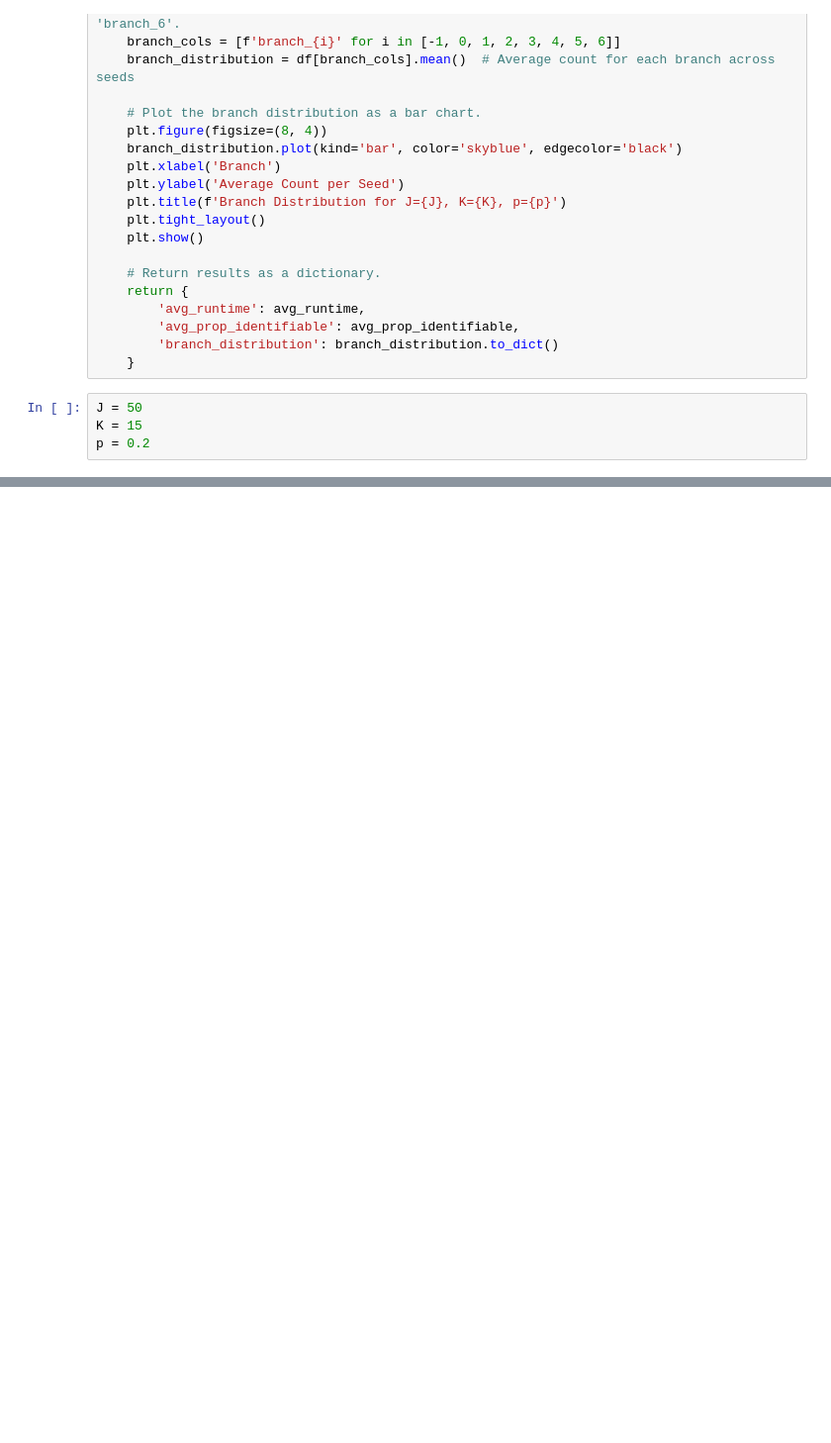
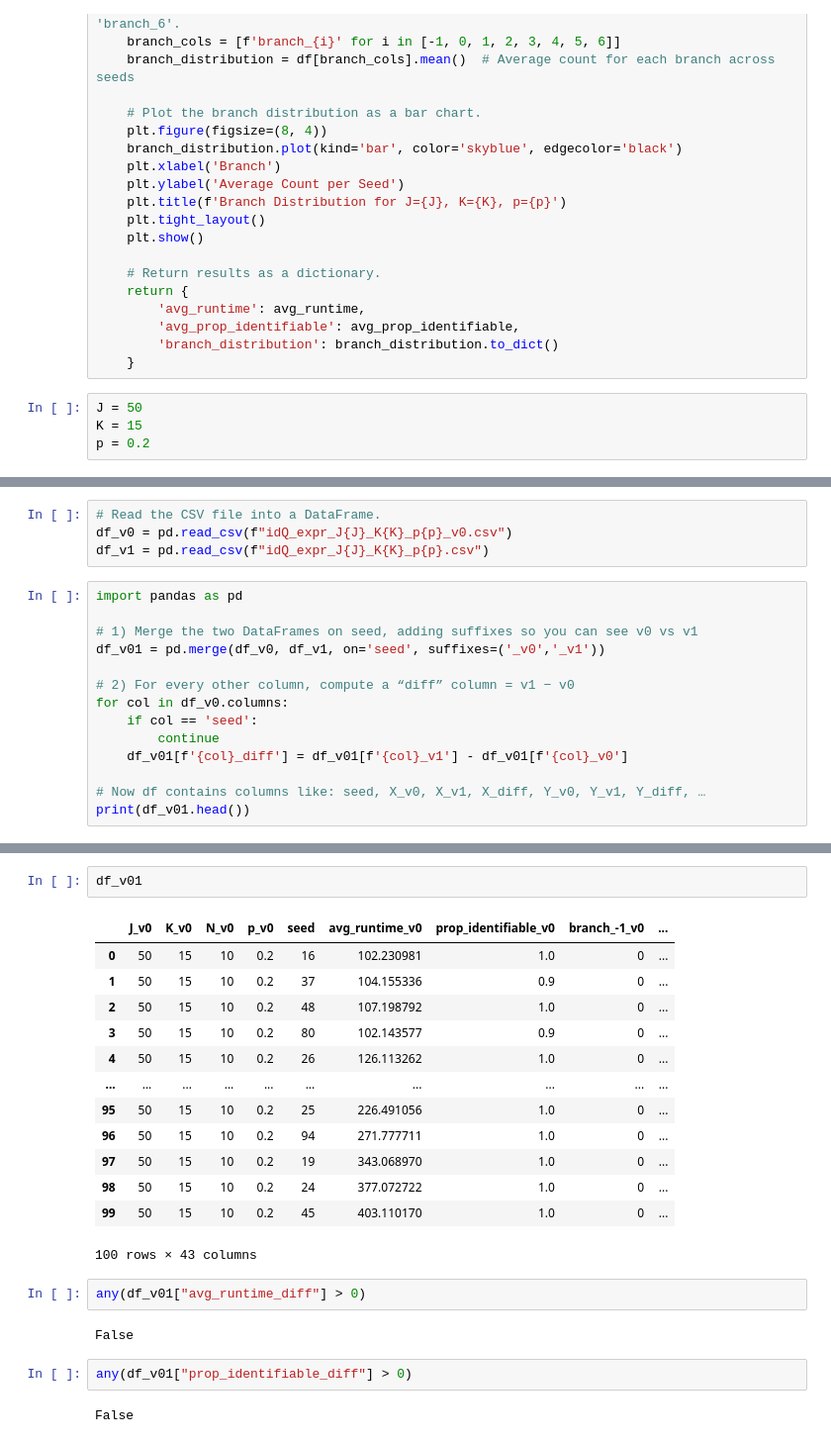
Before and after one commit to Mengqi-Lin/idQ, a Jupyter notebook: data/Untitled.ipynb, the cells around one changed output, grey strips where cells are left out. Shown: that part at 99% size. Saved outputs shown, nothing was run; the diff lists cells and outputs as text; blank space fills up the shorter version.

```diff
--- a/data/Untitled.ipynb
+++ b/data/Untitled.ipynb
@@ -183,0 +86,18 @@ analyze_csv(J = 20, K = 6, p = 0.3)
+# %%
+# Read the CSV file into a DataFrame.
+df_v0 = pd.read_csv(f"idQ_expr_J{J}_K{K}_p{p}_v0.csv")
+df_v1 = pd.read_csv(f"idQ_expr_J{J}_K{K}_p{p}.csv")
+# %%
+import pandas as pd
+
+# 1) Merge the two DataFrames on seed, adding suffixes so you can see v0 vs v1
+df_v01 = pd.merge(df_v0, df_v1, on='seed', suffixes=('_v0','_v1'))
+
+# 2) For every other column, compute a “diff” column = v1 − v0
+for col in df_v0.columns:
+    if col == 'seed':
+        continue
+    df_v01[f'{col}_diff'] = df_v01[f'{col}_v1'] - df_v01[f'{col}_v0']
+
+# Now df contains columns like: seed, X_v0, X_v1, X_diff, Y_v0, Y_v1, Y_diff, …
+print(df_v01.head())
@@ -183,0 +122,24 @@ analyze_csv(J = 20, K = 6, p = 0.3)
+# %%
+df_v01
+# %% [output]
+|  | J_v0 | K_v0 | N_v0 | p_v0 | seed | avg_runtime_v0 | prop_identifiable_v0 | branch_-1_v0 | ... |
+| 0 | 50 | 15 | 10 | 0.2 | 16 | 102.230981 | 1.0 | 0 | ... |
+| 1 | 50 | 15 | 10 | 0.2 | 37 | 104.155336 | 0.9 | 0 | ... |
+| 2 | 50 | 15 | 10 | 0.2 | 48 | 107.198792 | 1.0 | 0 | ... |
+| 3 | 50 | 15 | 10 | 0.2 | 80 | 102.143577 | 0.9 | 0 | ... |
+| 4 | 50 | 15 | 10 | 0.2 | 26 | 126.113262 | 1.0 | 0 | ... |
+| ... | ... | ... | ... | ... | ... | ... | ... | ... | ... |
+| 95 | 50 | 15 | 10 | 0.2 | 25 | 226.491056 | 1.0 | 0 | ... |
+| 96 | 50 | 15 | 10 | 0.2 | 94 | 271.777711 | 1.0 | 0 | ... |
+| 97 | 50 | 15 | 10 | 0.2 | 19 | 343.068970 | 1.0 | 0 | ... |
+| 98 | 50 | 15 | 10 | 0.2 | 24 | 377.072722 | 1.0 | 0 | ... |
+| 99 | 50 | 15 | 10 | 0.2 | 45 | 403.110170 | 1.0 | 0 | ... |
+100 rows × 43 columns
+# %%
+any(df_v01["avg_runtime_diff"] > 0)
+# %% [output]
+False
+# %%
+any(df_v01["prop_identifiable_diff"] > 0)
+# %% [output]
+False
```
Also changed, not shown: parts of 10 cells of this notebook, 22 other files.
